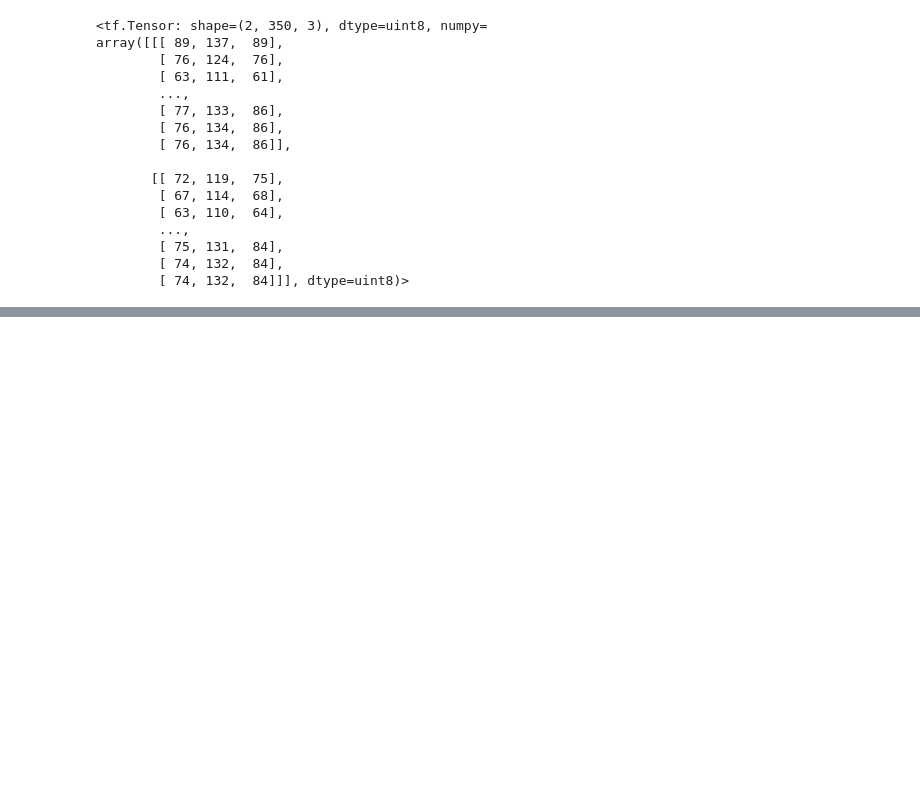
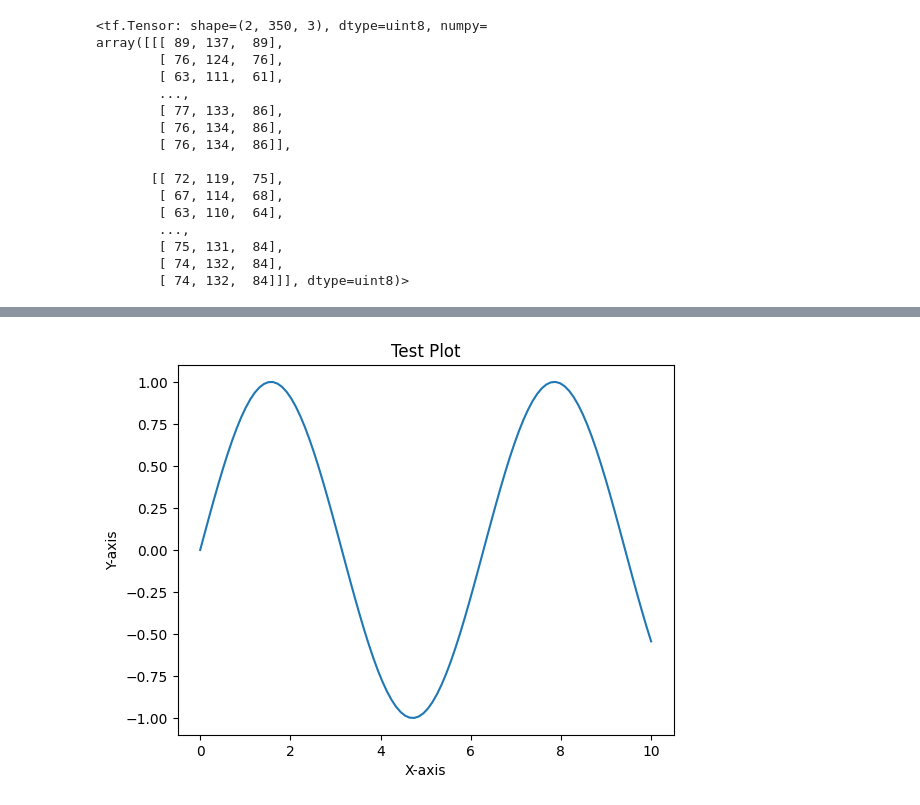
Before and after one commit to jamstanleyambe/End-to-End-Dog-Breed-Identification, a Jupyter notebook: Dog_Vision.ipynb, the cells around one changed output, grey strips where cells are left out. Saved outputs shown, nothing was run; the diff lists cells and outputs as text; code cells hidden in the pictures; blank space fills up the shorter version.

```diff
--- a/Dog_Vision.ipynb
+++ b/Dog_Vision.ipynb
@@ -409,0 +456,15 @@ tensor
+# %%
+import matplotlib.pyplot as plt
+import numpy as np
+
+# Example data
+testPlt = np.linspace(0, 10, 100)  # Create an array of 100 points
+
+# Plot the data
+plt.plot(testPlt, np.sin(testPlt))  # Plot testPlt vs sin(testPlt)
+plt.title("Test Plot")
+plt.xlabel("X-axis")
+plt.ylabel("Y-axis")
+plt.show()
+# %% [output]
+[figure, added]
```
Also changed, not shown: parts of 25 cells of this notebook.
